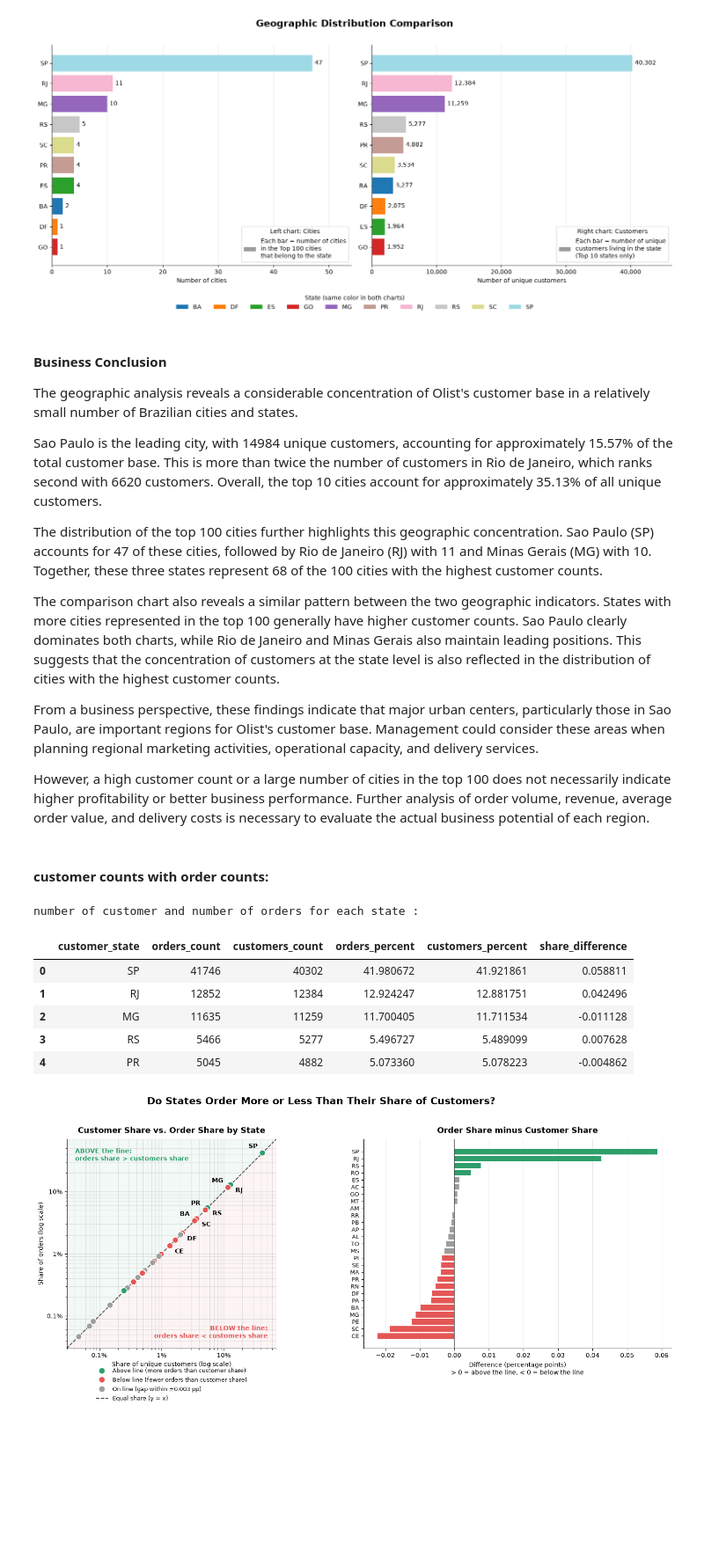
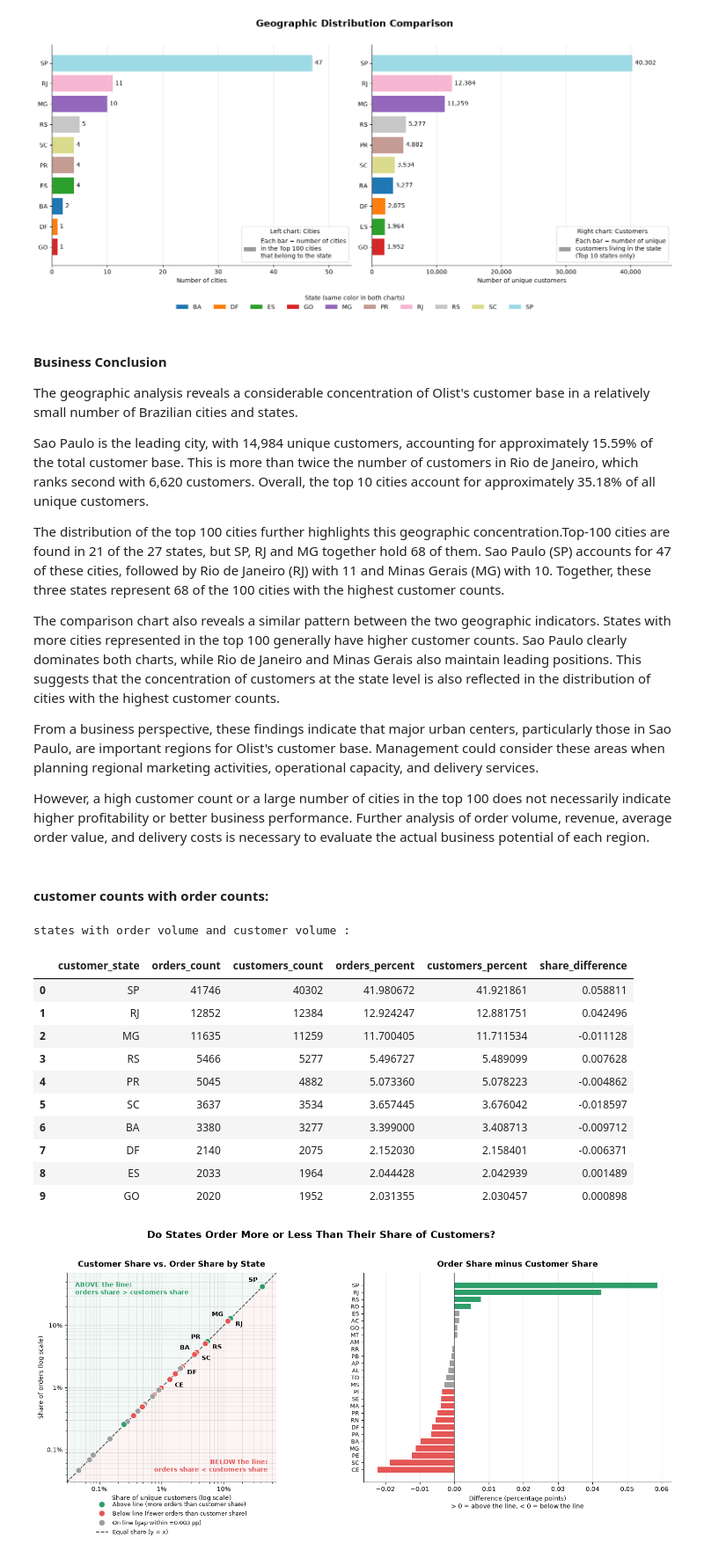
Before and after one commit to Abolfazl-Moradi006/Olist-data-analysis, a Jupyter notebook: Notebooks/4_Customer_Geographic_Analysis.ipynb, the cells around one changed output. Shown at 88% size. Drawn from its saved outputs; the diff is of its cells as text; code cells hidden in the pictures; blank space fills up the shorter version.

```diff
--- a/Notebooks/4_Customer_Geographic_Analysis.ipynb
+++ b/Notebooks/4_Customer_Geographic_Analysis.ipynb
@@ -384,9 +399,9 @@ plt.show()
 
 The geographic analysis reveals a considerable concentration of Olist's customer base in a relatively small number of Brazilian cities and states.
 
-Sao Paulo is the leading city, with 14984 unique customers, accounting for approximately 15.57% of the total customer base. This is more than twice the number of customers in Rio de Janeiro, which ranks second with 6620 customers. Overall, the top 10 cities account for approximately 35.13% of all unique customers.
+Sao Paulo is the leading city, with 14,984 unique customers, accounting for approximately 15.59% of the total customer base. This is more than twice the number of customers in Rio de Janeiro, which ranks second with 6,620 customers. Overall, the top 10 cities account for approximately 35.18% of all unique customers.
 
-The distribution of the top 100 cities further highlights this geographic concentration. Sao Paulo (SP) accounts for 47 of these cities, followed by Rio de Janeiro (RJ) with 11 and Minas Gerais (MG) with 10. Together, these three states represent 68 of the 100 cities with the highest customer counts.
+The distribution of the top 100 cities further highlights this geographic concentration.Top-100 cities are found in 21 of the 27 states, but SP, RJ and MG together hold 68 of them. Sao Paulo (SP) accounts for 47 of these cities, followed by Rio de Janeiro (RJ) with 11 and Minas Gerais (MG) with 10. Together, these three states represent 68 of the 100 cities with the highest customer counts.
 
 The comparison chart also reveals a similar pattern between the two geographic indicators. States with more cities represented in the top 100 generally have higher customer counts. Sao Paulo clearly dominates both charts, while Rio de Janeiro and Minas Gerais also maintain leading positions. This suggests that the concentration of customers at the state level is also reflected in the distribution of cities with the highest customer counts.
 
@@ -412,15 +430,17 @@ customers_orders = con.sql("""
 # %%
-#check share difference
-customers_orders["share_difference"] = customers_orders["orders_percent"] - customers_orders["customers_percent"]
-
-print("number of customer and number of orders for each state :")
-display(customers_orders.head())
+print("states with order volume and customer volume :")
+display(customers_orders.head(10))
 # %% [output]
-number of customer and number of orders for each state :
+states with order volume and customer volume :
 |  | customer_state | orders_count | customers_count | orders_percent | customers_percent | share_difference |
 | 0 | SP | 41746 | 40302 | 41.980672 | 41.921861 | 0.058811 |
 | 1 | RJ | 12852 | 12384 | 12.924247 | 12.881751 | 0.042496 |
 | 2 | MG | 11635 | 11259 | 11.700405 | 11.711534 | -0.011128 |
 | 3 | RS | 5466 | 5277 | 5.496727 | 5.489099 | 0.007628 |
 | 4 | PR | 5045 | 4882 | 5.073360 | 5.078223 | -0.004862 |
+| 5 | SC | 3637 | 3534 | 3.657445 | 3.676042 | -0.018597 |
+| 6 | BA | 3380 | 3277 | 3.399000 | 3.408713 | -0.009712 |
+| 7 | DF | 2140 | 2075 | 2.152030 | 2.158401 | -0.006371 |
+| 8 | ES | 2033 | 1964 | 2.044428 | 2.042939 | 0.001489 |
+| 9 | GO | 2020 | 1952 | 2.031355 | 2.030457 | 0.000898 |
 # %%
```
Also changed, not shown: parts of 17 cells of this notebook.
